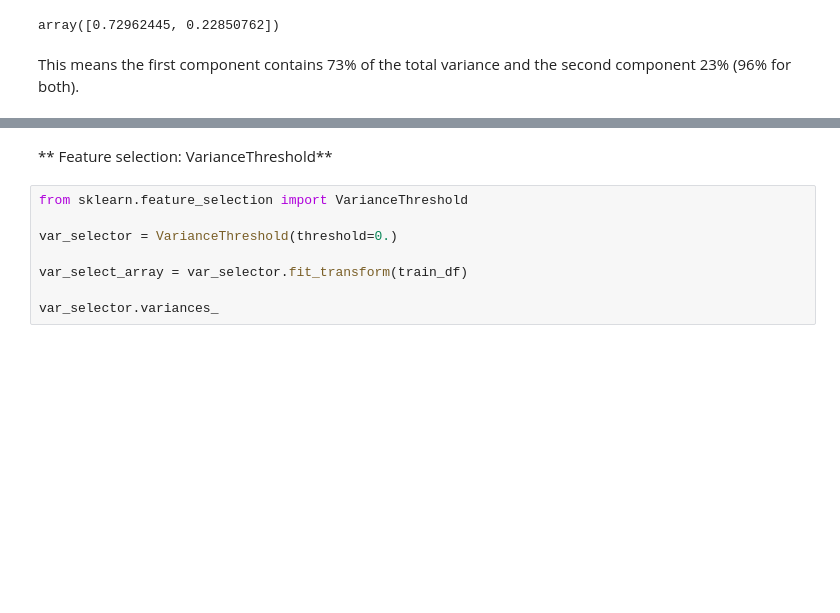
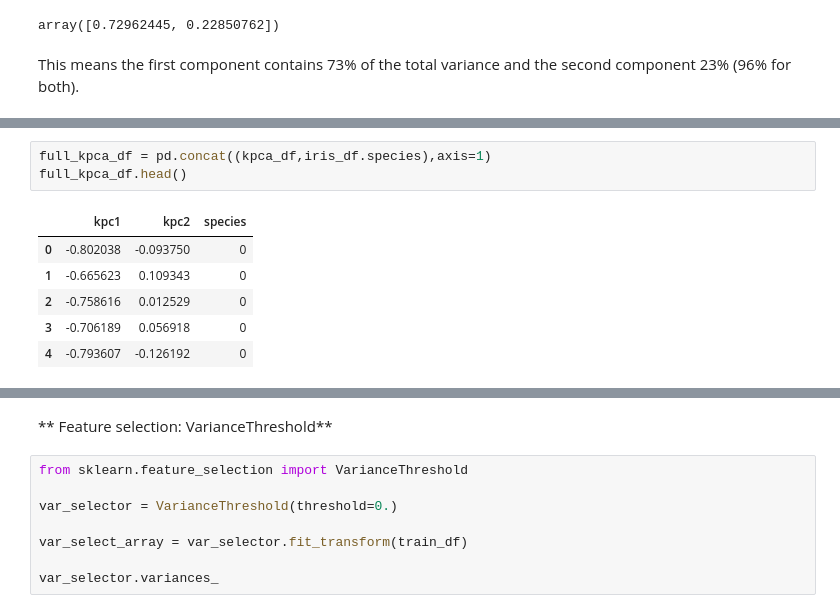
Before and after one commit to benjamin-assel/ML-material, a Jupyter notebook: EDA basics.ipynb, the cells around one changed output, grey strips where cells are left out. Drawn from its saved outputs; the diff is of its cells as text; blank space fills up the shorter version.

```diff
--- a/EDA basics.ipynb
+++ b/EDA basics.ipynb
@@ -188,0 +197,10 @@ This means the first component contains 73% of the total variance and the second
+# %%
+full_kpca_df = pd.concat((kpca_df,iris_df.species),axis=1)
+full_kpca_df.head()
+# %% [output]
+|  | kpc1 | kpc2 | species |
+| 0 | -0.802038 | -0.093750 | 0 |
+| 1 | -0.665623 | 0.109343 | 0 |
+| 2 | -0.758616 | 0.012529 | 0 |
+| 3 | -0.706189 | 0.056918 | 0 |
+| 4 | -0.793607 | -0.126192 | 0 |
```
Also changed, not shown: parts of 5 cells of this notebook.
